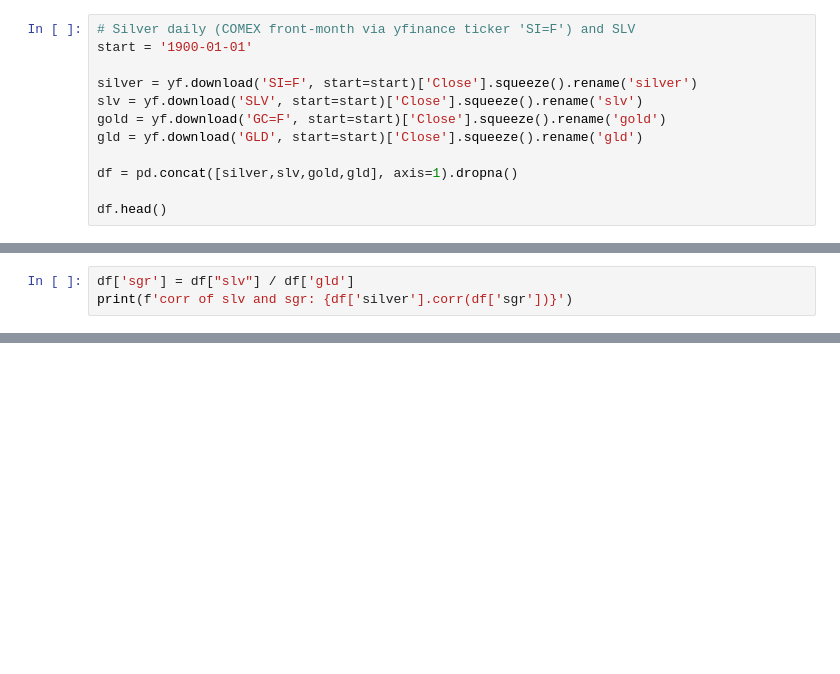
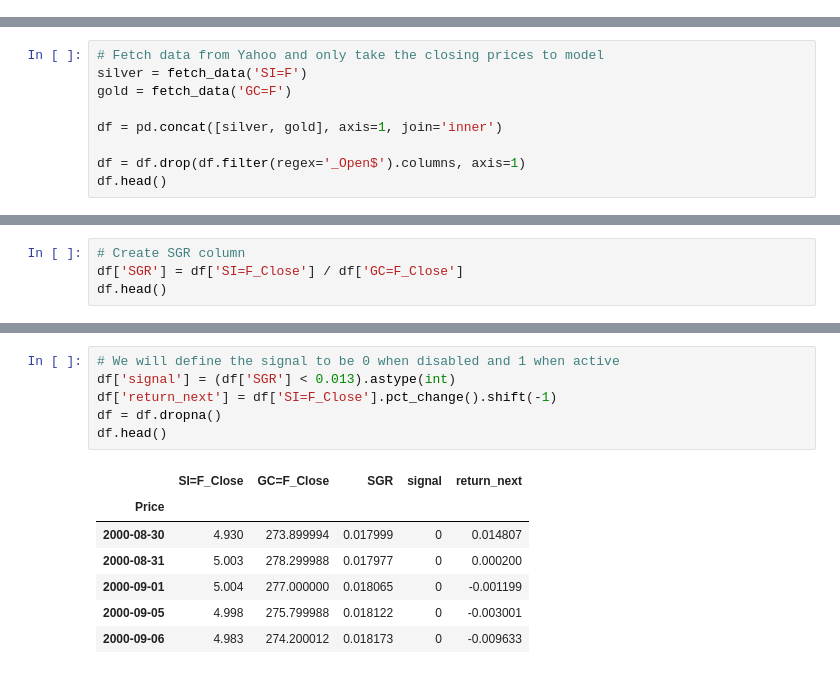
Before and after one commit to michael-haroon/trading, a Jupyter notebook: silver-SGR.ipynb, the cells around one changed output, grey strips where cells are left out. Cells and saved outputs as stored; diff of their text form; blank space fills up the shorter version.

```diff
--- a/silver-SGR.ipynb
+++ b/silver-SGR.ipynb
@@ -12,12 +0,0 @@ import matplotlib.pyplot as plt
-# %%
-# Silver daily (COMEX front-month via yfinance ticker 'SI=F') and SLV
-start = '1900-01-01'
-
-silver = yf.download('SI=F', start=start)['Close'].squeeze().rename('silver')
-slv = yf.download('SLV', start=start)['Close'].squeeze().rename('slv')
-gold = yf.download('GC=F', start=start)['Close'].squeeze().rename('gold')
-gld = yf.download('GLD', start=start)['Close'].squeeze().rename('gld')
-
-df = pd.concat([silver,slv,gold,gld], axis=1).dropna()
-
-df.head()
@@ -36,3 +0,0 @@ df.head()
-# %%
-df['sgr'] = df["slv"] / df['gld']
-print(f'corr of slv and sgr: {df['silver'].corr(df['sgr'])}')
@@ -136,0 +72,9 @@ r=0.271, t=19.727, p=0.000
+# %%
+# Fetch data from Yahoo and only take the closing prices to model
+silver = fetch_data('SI=F')
+gold = fetch_data('GC=F')
+
+df = pd.concat([silver, gold], axis=1, join='inner')
+
+df = df.drop(df.filter(regex='_Open$').columns, axis=1)
+df.head()
@@ -136,0 +91,4 @@ r=0.271, t=19.727, p=0.000
+# %%
+# Create SGR column
+df['SGR'] = df['SI=F_Close'] / df['GC=F_Close']
+df.head()
@@ -136,0 +103,14 @@ r=0.271, t=19.727, p=0.000
+# %%
+# We will define the signal to be 0 when disabled and 1 when active
+df['signal'] = (df['SGR'] < 0.013).astype(int)
+df['return_next'] = df['SI=F_Close'].pct_change().shift(-1)
+df = df.dropna()
+df.head()
+# %% [output]
+|  | SI=F_Close | GC=F_Close | SGR | signal | return_next |
+| Price |  |  |  |  |  |
+| 2000-08-30 | 4.930 | 273.899994 | 0.017999 | 0 | 0.014807 |
+| 2000-08-31 | 5.003 | 278.299988 | 0.017977 | 0 | 0.000200 |
+| 2000-09-01 | 5.004 | 277.000000 | 0.018065 | 0 | -0.001199 |
+| 2000-09-05 | 4.998 | 275.799988 | 0.018122 | 0 | -0.003001 |
+| 2000-09-06 | 4.983 | 274.200012 | 0.018173 | 0 | -0.009633 |
```
Also changed, not shown: parts of 36 cells of this notebook.
